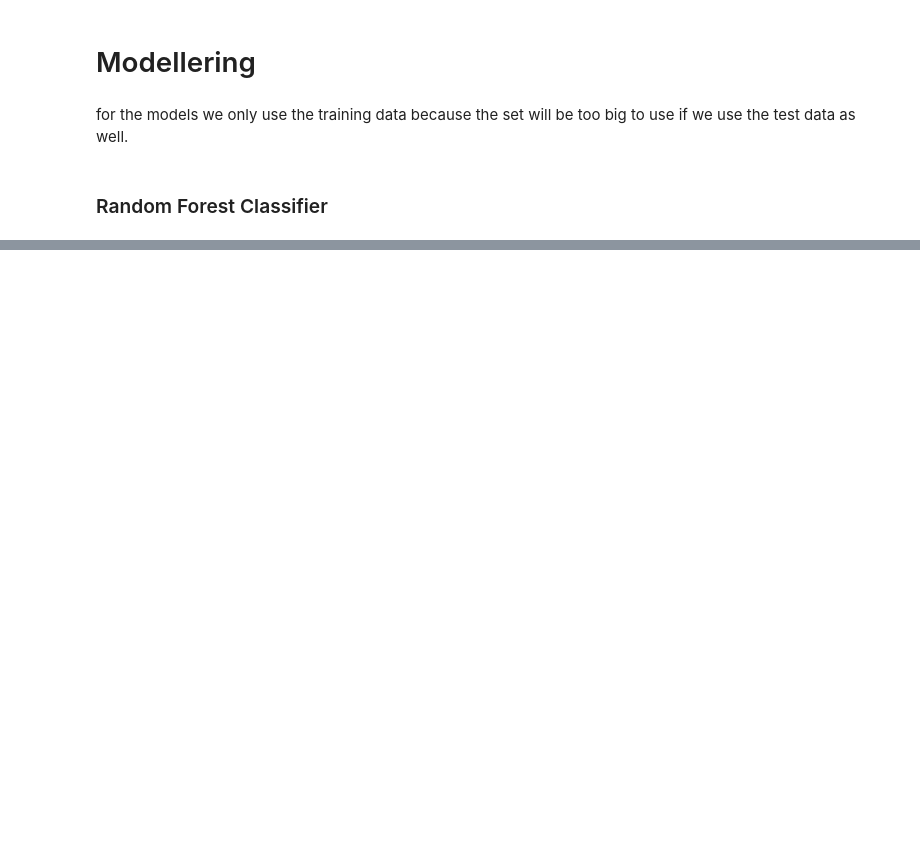
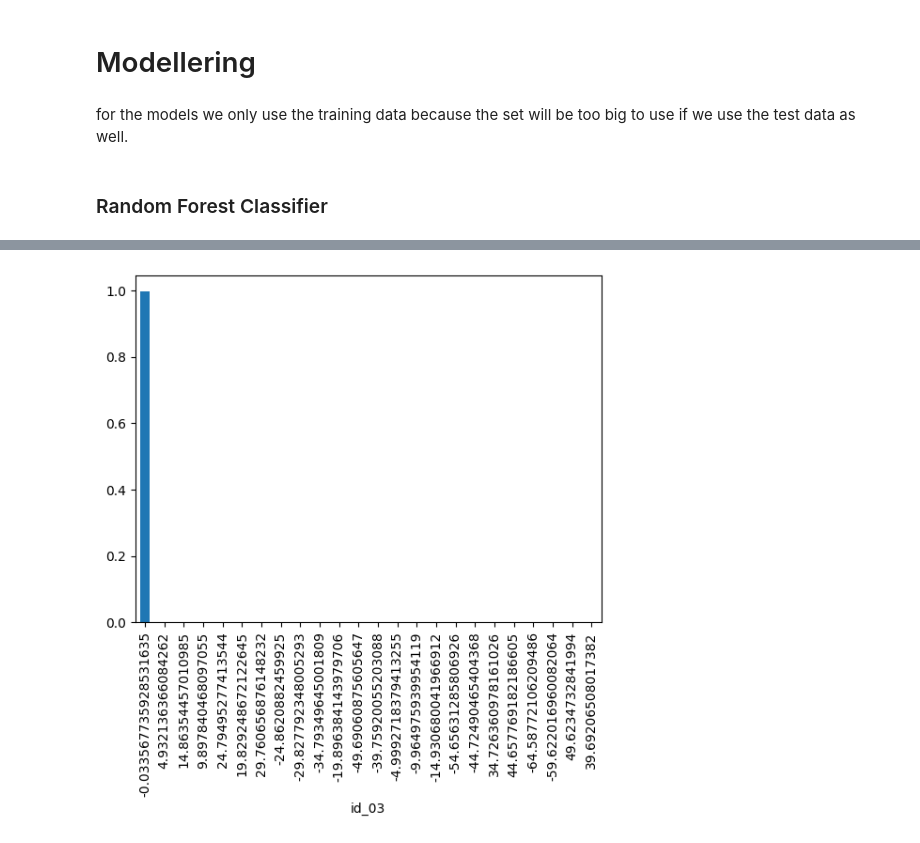
Before and after one commit to JoranVisscher/MachineLearningFraud, a Jupyter notebook: DatasetAnalysis.ipynb, the cells around one changed output, grey strips where cells are left out. Cells and saved outputs as stored; diff of their text form; code cells hidden in the pictures; blank space fills up the shorter version.

```diff
--- a/DatasetAnalysis.ipynb
+++ b/DatasetAnalysis.ipynb
@@ -681,0 +825,5 @@ Next Steps: Focus on improving recall by addressing class imbalance, adjusting t
+# %%
+train_data['id_03'].value_counts(dropna=False, normalize=True).plot(kind='bar')
+plt.show()
+# %% [output]
+[figure, added]
```
Also changed, not shown: parts of 62 cells of this notebook.
